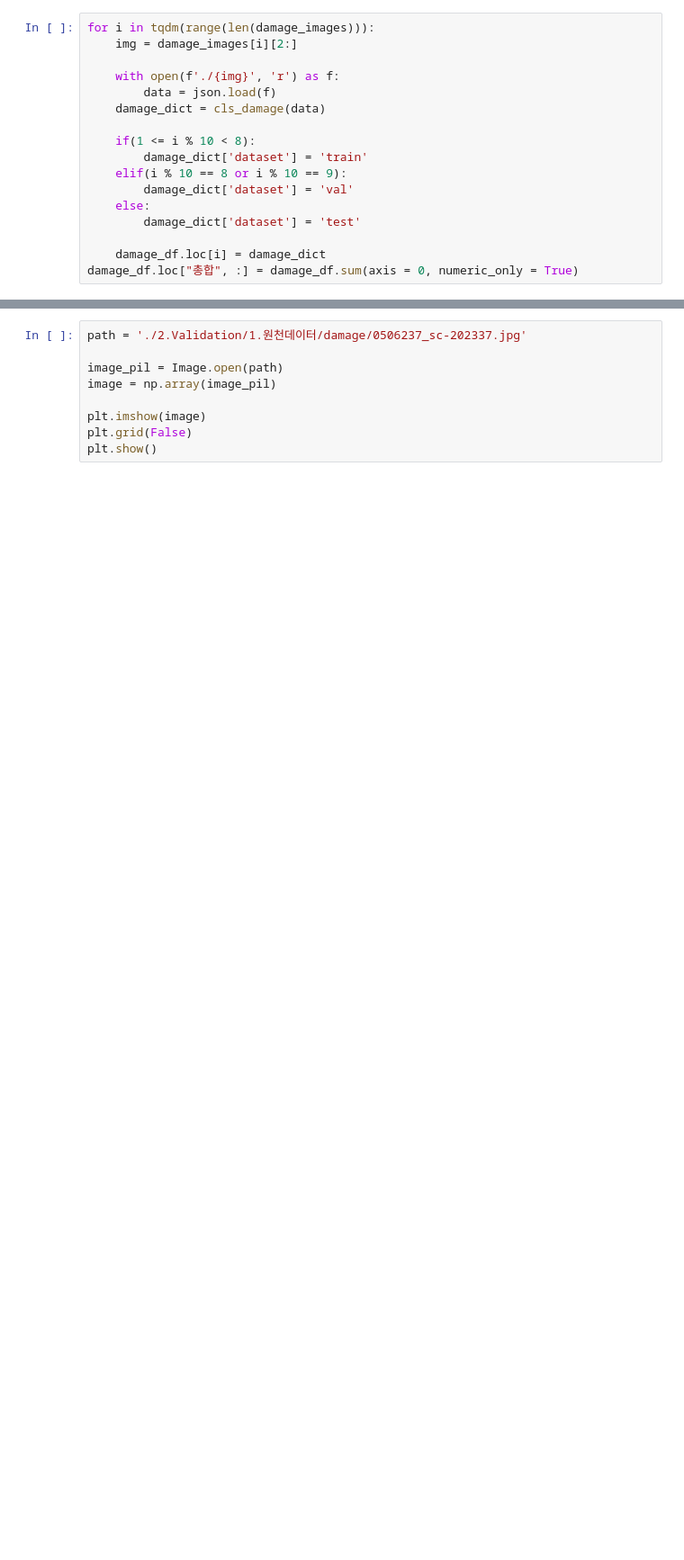
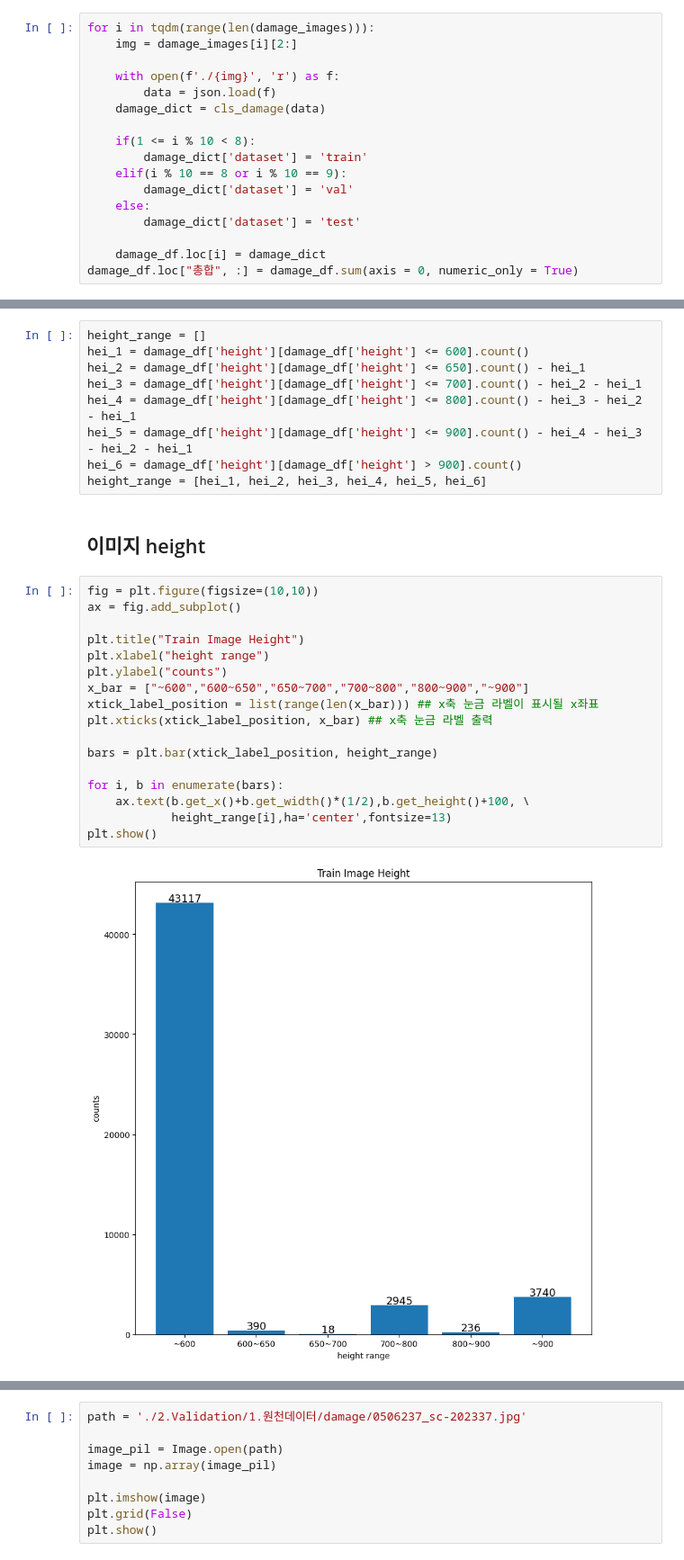
Before and after one commit to variety82/RecCar, a Jupyter notebook: AI/utils/EDA.ipynb, the cells around one changed output, grey strips where cells are left out. Shown at 90% size. Saved outputs shown, nothing was run; the diff lists cells and outputs as text; blank space fills up the shorter version.

```diff
--- a/AI/utils/EDA.ipynb
+++ b/AI/utils/EDA.ipynb
@@ -71,0 +100,30 @@ damage_df.tail(10)
+# %%
+height_range = []
+hei_1 = damage_df['height'][damage_df['height'] <= 600].count()
+hei_2 = damage_df['height'][damage_df['height'] <= 650].count() - hei_1
+hei_3 = damage_df['height'][damage_df['height'] <= 700].count() - hei_2 - hei_1
+hei_4 = damage_df['height'][damage_df['height'] <= 800].count() - hei_3 - hei_2 - hei_1
+hei_5 = damage_df['height'][damage_df['height'] <= 900].count() - hei_4 - hei_3 - hei_2 - hei_1
+hei_6 = damage_df['height'][damage_df['height'] > 900].count()
+height_range = [hei_1, hei_2, hei_3, hei_4, hei_5, hei_6]
+# %% [markdown]
+## 이미지 height
+# %%
+fig = plt.figure(figsize=(10,10))
+ax = fig.add_subplot()
+
+plt.title("Train Image Height")
+plt.xlabel("height range")
+plt.ylabel("counts")
+x_bar = ["~600","600~650","650~700","700~800","800~900","~900"]
+xtick_label_position = list(range(len(x_bar))) ## x축 눈금 라벨이 표시될 x좌표
+plt.xticks(xtick_label_position, x_bar) ## x축 눈금 라벨 출력
+
+bars = plt.bar(xtick_label_position, height_range)
+
+for i, b in enumerate(bars):
+    ax.text(b.get_x()+b.get_width()*(1/2),b.get_height()+100, \
+            height_range[i],ha='center',fontsize=13)
+plt.show()
+# %% [output]
+[figure, added]
```
Also changed, not shown: parts of 9 cells of this notebook.
